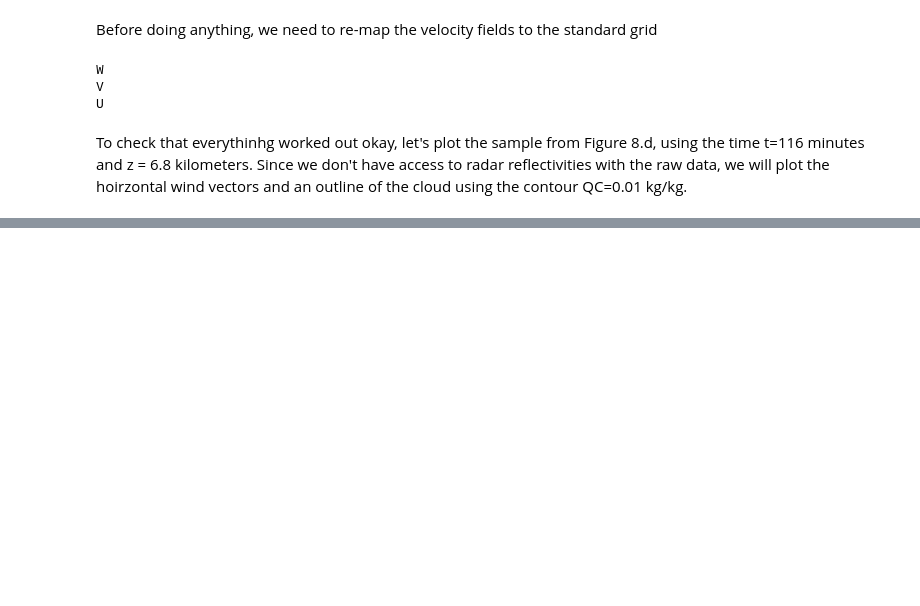
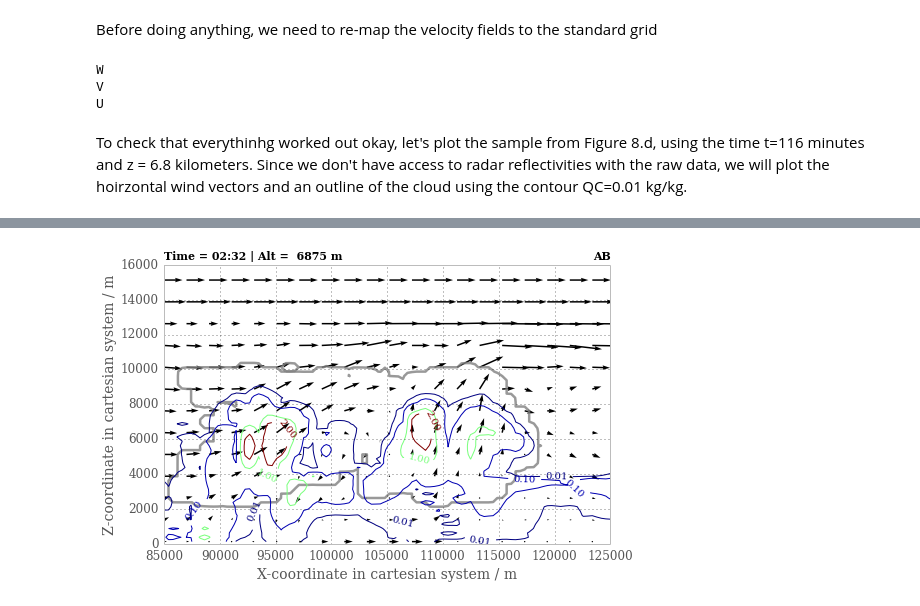
Before and after one commit to darothen/crm-tools, a Jupyter notebook: crm_3D_crosssections.ipynb, the cells around one changed output, grey strips where cells are left out. Cells and saved outputs as stored; diff of their text form; code cells hidden in the pictures; blank space fills up the shorter version.

```diff
--- a/crm_3D_crosssections.ipynb
+++ b/crm_3D_crosssections.ipynb
@@ -191,0 +200,83 @@ qplt.contourf(w_AB, coords=[trj_x.name(), zc.name()],
+# %%
+trj_x = qc_AB.coord(xc.name())
+trj_y = qc_AB.coord(yc.name())
+
+fig = plt.figure(figsize=(8,5))
+ax = fig.add_subplot(111, axisbg='w')
+qplt.contour(qc_AB, coords=[trj_x.name(), zc.name()],
+             colors='grey', alpha=.8,
+             levels=[1e-5, ], linewidths=2.5,)
+c = qplt.contour(qr_AB, coords=[trj_x.name(), zc.name()],
+                 cmap=cm.jet, levels=[0.01, 0.1, 1.0, 2.0])
+ax.clabel(c, fmt="%1.2f")
+ax.set_ylim(0, 16e3)
+ax.set_title("")
+ax.set_title("Time = %02d:%02d | Alt = %5d m" % (2, 32, 6875),
+            loc='left', fontsize=11)
+ax.set_title("AB", loc='right', fontsize=11, fontweight='bold')
+
+sl = 5
+ax.quiver(trj_x.points[::sl], zc.points[::sl],
+          u_AB.data[::sl, ::sl], w_AB.data[::sl, ::sl],
+          units='inches', scale=100, )
+#plt.savefig("qc_AB.pdf")
+
+
+#fig = plt.figure(figsize=(8,5))
+#ax = fig.add_subplot(111, axisbg='w')
+
+#fig, [ax1, ax2] = plt.subplots(2, 1, sharex=True, figsize=(8,10))
+fig = plt.figure(figsize=(8,10))
+plt.subplots_adjust(hspace=0.05)
+
+## Top panel
+plt.subplot(211, axisbg='w'); ax1 = plt.gca()
+w_AB_lev = [2.5, 10., 100.]
+bmap = brewer2mpl.get_map('Set1', 'Qualitative', 9, reverse=True)
+ww = iplt.contourf(w_AB, coords=[trj_x.name(), zc.name()],
+              cmap=cm.gray, levels=w_AB_lev, alpha=0.5)
+qgg = iplt.contour(qg_AB, coords=[trj_x.name(), zc.name()],
+             colors='k', levels=[0.5, 1.0, 2.5, 5, 10.0])
+qss = iplt.contour(qs_AB, coords=[trj_x.name(), zc.name()],
+             colors='b', linestyle='dashed',
+             levels=[0.001, 0.01, 0.1], label="snow")
+qcc = iplt.contour(qc_AB, coords=[trj_x.name(), zc.name()],
+             colors='r', levels=[0.1, 1.0, 2.5, 4.0, 5.5])
+ax1.set_ylabel("Altitude (m)")
+ax1.set_ylim(0, 16e3)
+ax1.set_xticklabels([""])
+
+labels = ["graupel", "snow", "cloud"]
+for l, cs in zip(labels, [qgg, qss, qcc]):
+    cs.collections[0].set_label(l)
+ax1.legend(loc="lower right", frameon=True)
+ax1.set_title("")
+ax1.set_title("Time = %02d:%02d | Alt = %5d m" % (2, 32, 6875),
+            loc='left', fontsize=11)
+ax1.set_title("AB", loc='right', fontsize=11, fontweight='bold')
+
+
+## Bottom panel
+plt.subplot(212, axisbg='w'); ax2 = plt.gca()
+iplt.contourf(w_AB, coords=[trj_x.name(), zc.name()],
+              cmap=cm.gray, levels=w_AB_lev, alpha=0.5)
+qrr = iplt.contour(qr_AB, coords=[trj_x.name(), zc.name()],
+             colors='g', levels=[1e-3, 0.1, 1.0, 2.0])
+qii = iplt.contour(qi_AB, coords=[trj_x.name(), zc.name()],
+             colors='k', levels=[1e-3])
+qbb = iplt.contour(qb_AB, coords=[trj_x.name(), zc.name()],
+             colors='m', levels=[1e-3])
+qpp = iplt.contour(qp_AB, coords=[trj_x.name(), zc.name()],
+             colors='orange', levels=[1e-3])
+ax2.set_ylabel("Altitude (m)")
+ax2.set_ylim(0, 16e3)
+ax2.set_xlabel("Horizontal Distance (m)")
+
+
+labels = ["rain", "ice", "bullets", "plates"]
+for l, cs in zip(labels, [qrr, qii, qbb, qpp]):
+    cs.collections[0].set_label(l)
+    #plt.clabel(cs, inline=1, fontsize=10, fmt="%1.1f")
+ax2.legend(loc="lower right", frameon=True)
+#plt.savefig("water_phase_AB.pdf")
+# %% [output]
@@ -191,0 +284 @@ qplt.contourf(w_AB, coords=[trj_x.name(), zc.name()],
+[figure, added]
```
Also changed, not shown: parts of 13 cells of this notebook, 4 other files.
